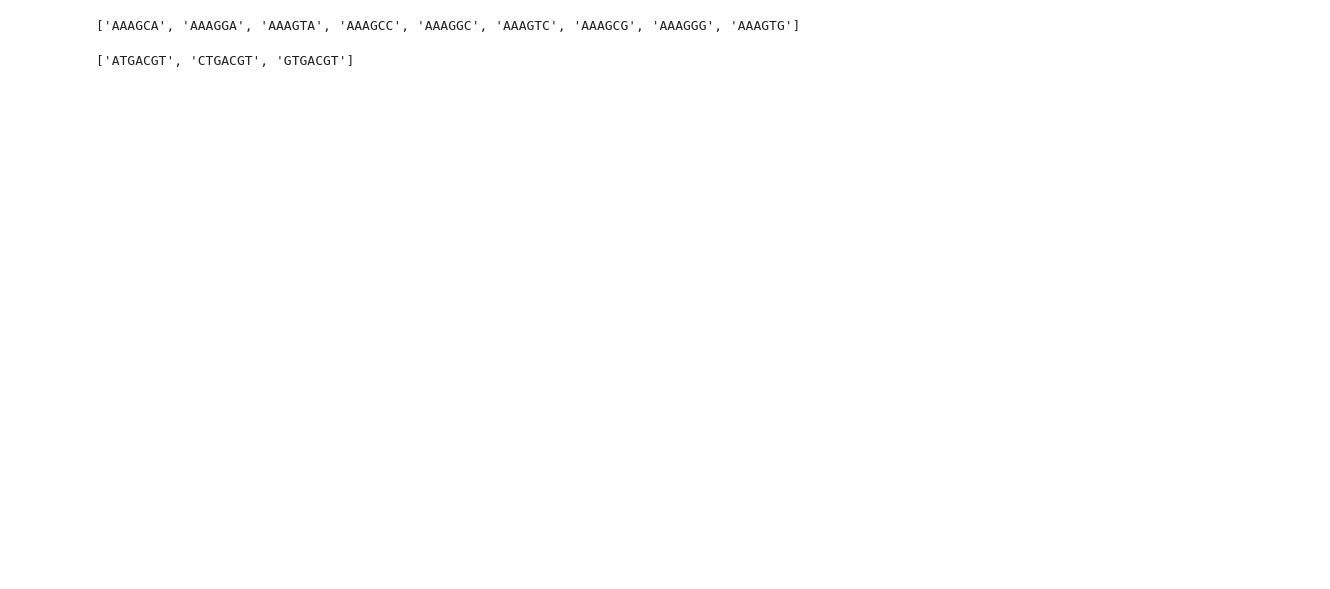
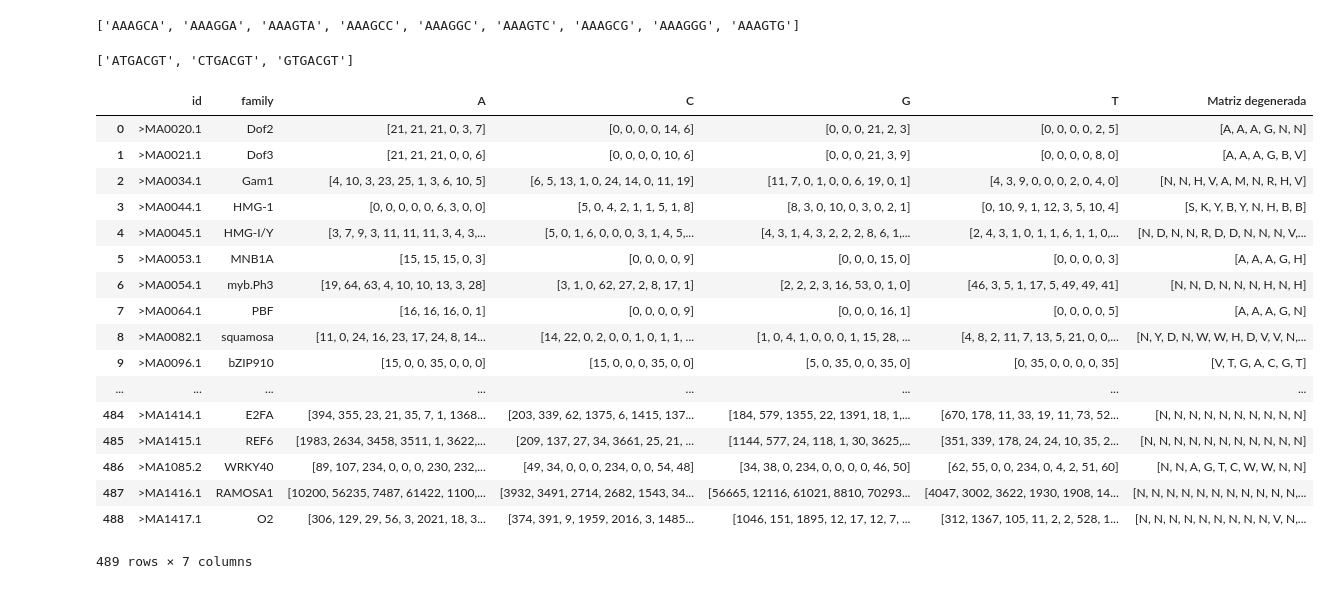
Before and after one commit to filipecmedeiros/Data-Science, a Jupyter notebook: Bioinformática/Pré-processamento.ipynb, the cells around one changed output. Drawn from its saved outputs; the diff is of its cells as text; code cells hidden in the pictures; blank space fills up the shorter version.

Commit message:
Gerando degeneração das Matrizes

```diff
--- a/Bioinformática/Pré-processamento.ipynb
+++ b/Bioinformática/Pré-processamento.ipynb
@@ -150,4 +152,4 @@ while (i<489):
     np_grupo_t[i] = f_str_list(np_grupo_t[i])
     i += 1
 # %%
-data_frame['T'] = np_grupo_t
+df['T'] = np_grupo_t
@@ -179,10 +181,10 @@ np_id[0].split()
 # %% [output]
 ['>MA0020.1']
 # %%
-a = data_frame['A'][0]
-c = data_frame['C'][0]
-g = data_frame['G'][0]
-t = data_frame['T'][0]
+a = df['A'][0]
+c = df['C'][0]
+g = df['G'][0]
+t = df['T'][0]
 # %%
 import queue
 
@@ -251,0 +320,25 @@ print (lista)
+# %%
+df['Matriz degenerada'] = 0
+# %%
+df['Matriz degenerada'] = df.apply(lambda x: degeneracao(x['A'], x['C'], x['G'], x['T']), axis=1)
+# %%
+df
+# %% [output]
+|  | id | family | A | C | G | T | Matriz degenerada |
+| 0 | >MA0020.1 | Dof2 | [21, 21, 21, 0, 3, 7] | [0, 0, 0, 0, 14, 6] | [0, 0, 0, 21, 2, 3] | [0, 0, 0, 0, 2, 5] | [A, A, A, G, N, N] |
+| 1 | >MA0021.1 | Dof3 | [21, 21, 21, 0, 0, 6] | [0, 0, 0, 0, 10, 6] | [0, 0, 0, 21, 3, 9] | [0, 0, 0, 0, 8, 0] | [A, A, A, G, B, V] |
+| 2 | >MA0034.1 | Gam1 | [4, 10, 3, 23, 25, 1, 3, 6, 10, 5] | [6, 5, 13, 1, 0, 24, 14, 0, 11, 19] | [11, 7, 0, 1, 0, 0, 6, 19, 0, 1] | [4, 3, 9, 0, 0, 0, 2, 0, 4, 0] | [N, N, H, V, A, M, N, R, H, V] |
+| 3 | >MA0044.1 | HMG-1 | [0, 0, 0, 0, 0, 6, 3, 0, 0] | [5, 0, 4, 2, 1, 1, 5, 1, 8] | [8, 3, 0, 10, 0, 3, 0, 2, 1] | [0, 10, 9, 1, 12, 3, 5, 10, 4] | [S, K, Y, B, Y, N, H, B, B] |
+| 4 | >MA0045.1 | HMG-I/Y | [3, 7, 9, 3, 11, 11, 11, 3, 4, 3,... | [5, 0, 1, 6, 0, 0, 0, 3, 1, 4, 5,... | [4, 3, 1, 4, 3, 2, 2, 2, 8, 6, 1,... | [2, 4, 3, 1, 0, 1, 1, 6, 1, 1, 0,... | [N, D, N, N, R, D, D, N, N, N, V,... |
+| 5 | >MA0053.1 | MNB1A | [15, 15, 15, 0, 3] | [0, 0, 0, 0, 9] | [0, 0, 0, 15, 0] | [0, 0, 0, 0, 3] | [A, A, A, G, H] |
+| 6 | >MA0054.1 | myb.Ph3 | [19, 64, 63, 4, 10, 10, 13, 3, 28] | [3, 1, 0, 62, 27, 2, 8, 17, 1] | [2, 2, 2, 3, 16, 53, 0, 1, 0] | [46, 3, 5, 1, 17, 5, 49, 49, 41] | [N, N, D, N, N, N, H, N, H] |
+| 7 | >MA0064.1 | PBF | [16, 16, 16, 0, 1] | [0, 0, 0, 0, 9] | [0, 0, 0, 16, 1] | [0, 0, 0, 0, 5] | [A, A, A, G, N] |
+| 8 | >MA0082.1 | squamosa | [11, 0, 24, 16, 23, 17, 24, 8, 14... | [14, 22, 0, 2, 0, 0, 1, 0, 1, 1, ... | [1, 0, 4, 1, 0, 0, 0, 1, 15, 28, ... | [4, 8, 2, 11, 7, 13, 5, 21, 0, 0,... | [N, Y, D, N, W, W, H, D, V, V, N,... |
+| 9 | >MA0096.1 | bZIP910 | [15, 0, 0, 35, 0, 0, 0] | [15, 0, 0, 0, 35, 0, 0] | [5, 0, 35, 0, 0, 35, 0] | [0, 35, 0, 0, 0, 0, 35] | [V, T, G, A, C, G, T] |
+| ... | ... | ... | ... | ... | ... | ... | ... |
+| 484 | >MA1414.1 | E2FA | [394, 355, 23, 21, 35, 7, 1, 1368... | [203, 339, 62, 1375, 6, 1415, 137... | [184, 579, 1355, 22, 1391, 18, 1,... | [670, 178, 11, 33, 19, 11, 73, 52... | [N, N, N, N, N, N, N, N, N, N] |
+| 485 | >MA1415.1 | REF6 | [1983, 2634, 3458, 3511, 1, 3622,... | [209, 137, 27, 34, 3661, 25, 21, ... | [1144, 577, 24, 118, 1, 30, 3625,... | [351, 339, 178, 24, 24, 10, 35, 2... | [N, N, N, N, N, N, N, N, N, N, N] |
+| 486 | >MA1085.2 | WRKY40 | [89, 107, 234, 0, 0, 0, 230, 232,... | [49, 34, 0, 0, 0, 234, 0, 0, 54, 48] | [34, 38, 0, 234, 0, 0, 0, 0, 46, 50] | [62, 55, 0, 0, 234, 0, 4, 2, 51, 60] | [N, N, A, G, T, C, W, W, N, N] |
+| 487 | >MA1416.1 | RAMOSA1 | [10200, 56235, 7487, 61422, 1100,... | [3932, 3491, 2714, 2682, 1543, 34... | [56665, 12116, 61021, 8810, 70293... | [4047, 3002, 3622, 1930, 1908, 14... | [N, N, N, N, N, N, N, N, N, N, N,... |
+| 488 | >MA1417.1 | O2 | [306, 129, 29, 56, 3, 2021, 18, 3... | [374, 391, 9, 1959, 2016, 3, 1485... | [1046, 151, 1895, 12, 17, 12, 7, ... | [312, 1367, 105, 11, 2, 2, 528, 1... | [N, N, N, N, N, N, N, N, N, V, N,... |
+489 rows × 7 columns
```
Also changed, not shown: parts of 24 cells of this notebook, 4 other files.
